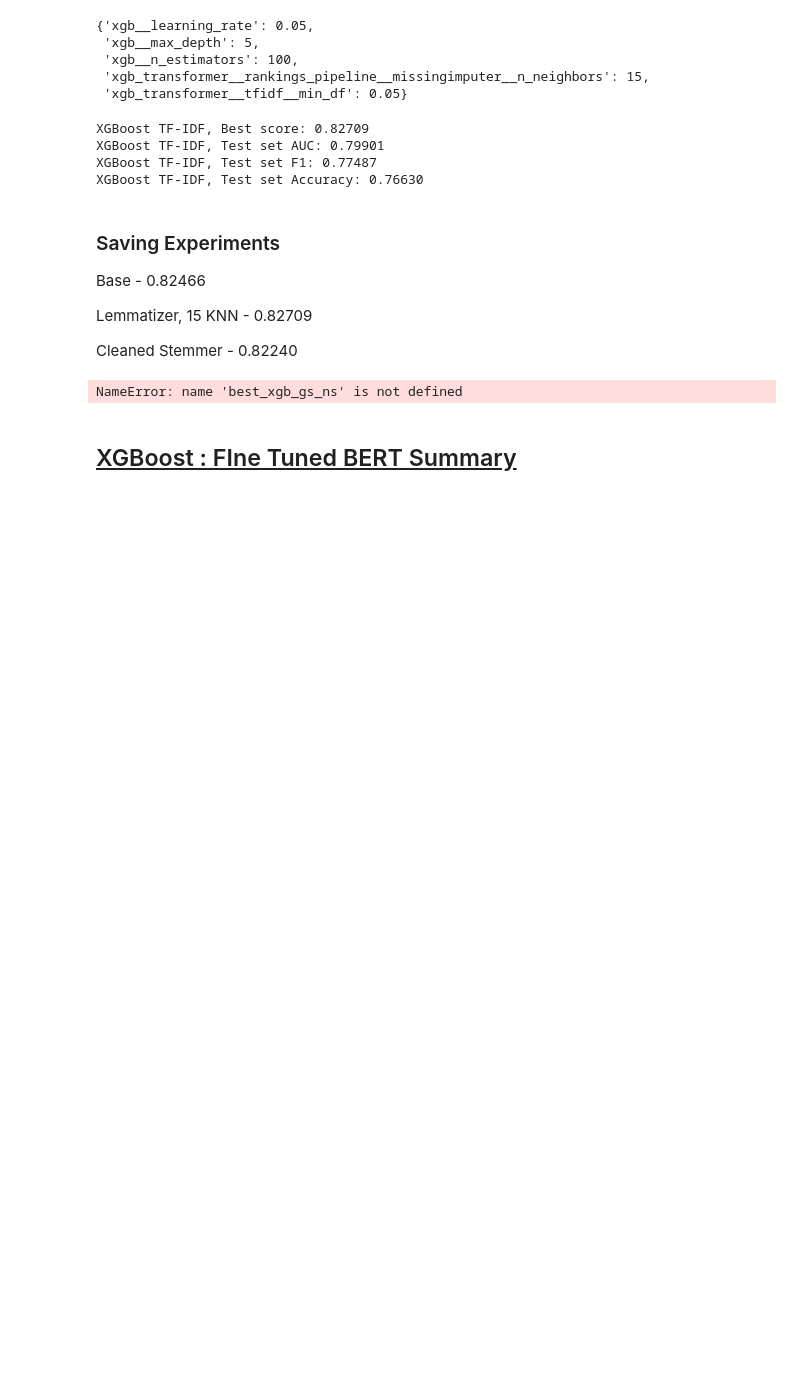
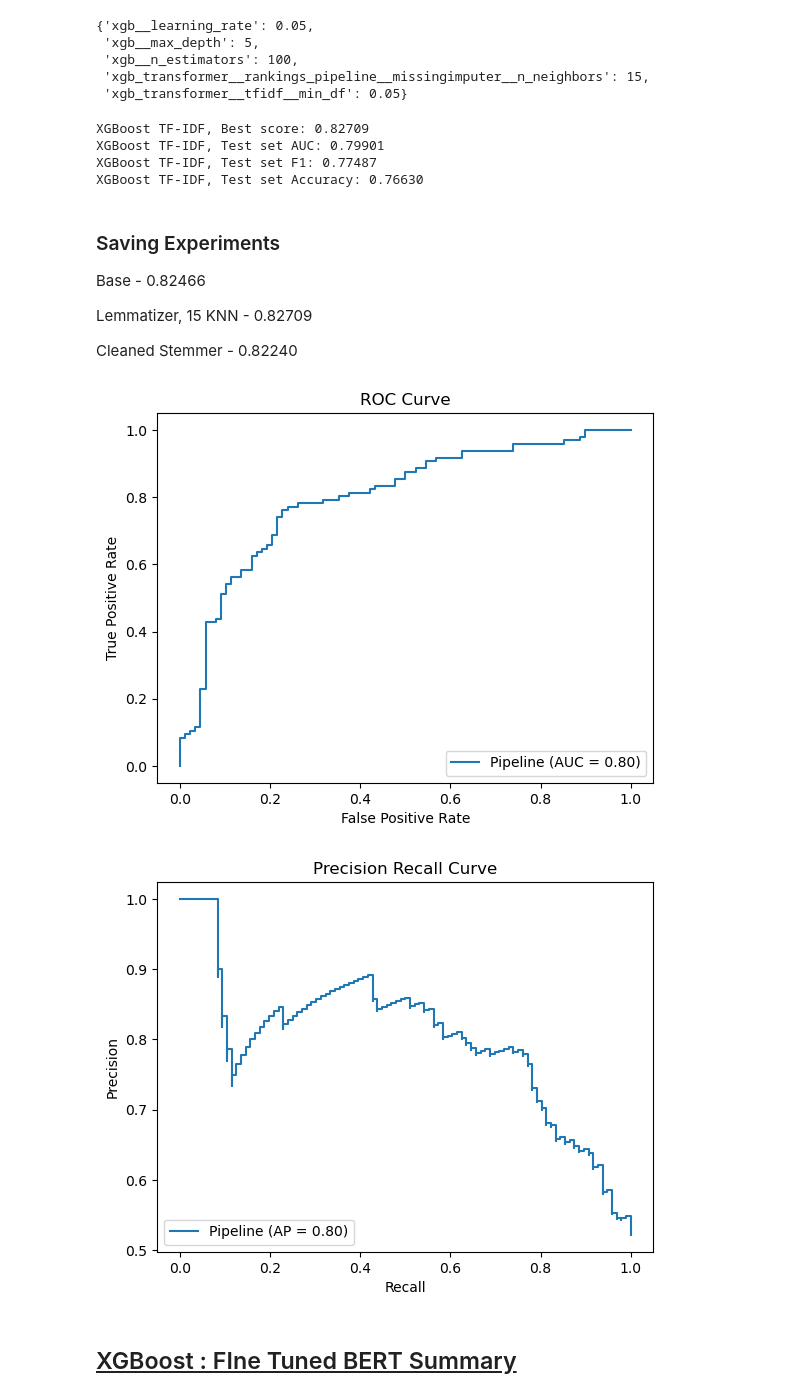
Before and after one commit to Joeyzect/Netflix_ALab_2022, a Jupyter notebook: notebooks/14-joseph-movies-modelling-final copy.ipynb, the cells around one changed output. Drawn from its saved outputs; the diff is of its cells as text; code cells hidden in the pictures; blank space fills up the shorter version.

Commit message:
get_feature_names

```diff
--- a/notebooks/14-joseph-movies-modelling-final copy.ipynb
+++ b/notebooks/14-joseph-movies-modelling-final copy.ipynb
@@ -214,6 +214,9 @@ prplot.figure_.savefig('../reports/figures/movie_xgb_nosummary_precision_recall_
 [figure]
 # %% [markdown]
 ### <u>XGBoost : Bag of Words Summary<u>____________________________________________________________
+# %%
+# remove punctuation from summary
+X_train['summary_depunctuated'] = X_train['summary'].str.replace('[^\w\s]','', regex=True)
 # %%
 from nltk import word_tokenize
 from nltk.stem import WordNetLemmatizer
@@ -286,7 +289,11 @@ xgb_gs_bow = GridSearchCV(
         'xgb__learning_rate': [0.05],
         'xgb__n_estimators': [100],
         'xgb__subsample': [0.85],
-        'xgb_transformer__bagofwords__min_df': [0.04, 0.05, 0.06],
+        'xgb__eta': [0.1, 0.2, 0.3],
+        'xgb__gamma': [0.1, 0.2, 0.3],
+        'xgb_transformer__bagofwords__min_df': [0.04],
+        'xgb_transformer__rankings_pipeline__imputer__n_neighbors': [5],
+
     },
     scoring={"AUC": "roc_auc", "F1": "f1", "Accuracy": "accuracy"},
     refit="AUC",
@@ -483,27 +586,28 @@ Cleaned Stemmer - 0.82240
 # %%
 # plot roc-auc curve
 from sklearn.metrics import RocCurveDisplay
 import matplotlib.pyplot as plt
 
-rocplot = RocCurveDisplay.from_estimator(best_xgb_gs_tf, X_test, y_test)
+rocplot = RocCurveDisplay.from_estimator(best_xgb_gs_tfidf, X_test, y_test)
 rocplot.ax_.set_xlabel('False Positive Rate')
 rocplot.ax_.set_ylabel('True Positive Rate')
 rocplot.ax_.set_title('ROC Curve')
 
 # plot precision recall curve
 from sklearn.metrics import PrecisionRecallDisplay
 
-prplot = PrecisionRecallDisplay.from_estimator(best_xgb_gs_ns, X_test, y_test)
+prplot = PrecisionRecallDisplay.from_estimator(best_xgb_gs_tfidf, X_test, y_test)
 prplot.ax_.set_xlabel('Recall')
 prplot.ax_.set_ylabel('Precision')
 prplot.ax_.set_title('Precision Recall Curve')
 
 # save roc-auc and precision-recall curve into reports/figures folder
 
 rocplot.figure_.savefig('../reports/figures/movie_xgb_tfidf_roc_auc_curve.png')
 prplot.figure_.savefig('../reports/figures/movie_xgb_tfidf_precision_recall_curve.png')
 # %% [output]
-NameError: name 'best_xgb_gs_ns' is not defined
+[figure, added]
+[figure, added]
 # %% [markdown]
 ## <u>XGBoost : FIne Tuned BERT Summary<u>
 # %%
```
Also changed, not shown: parts of 35 cells of this notebook.
